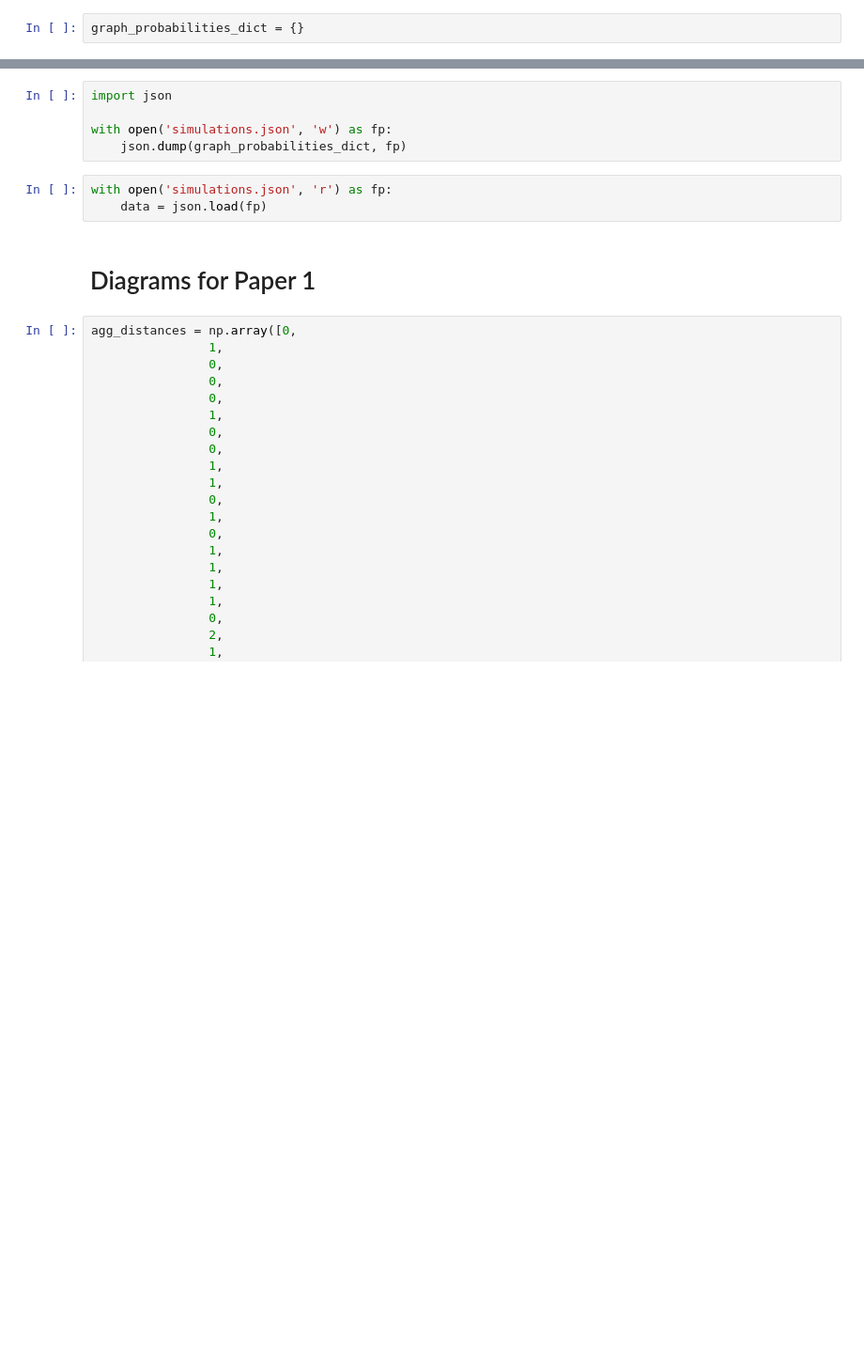
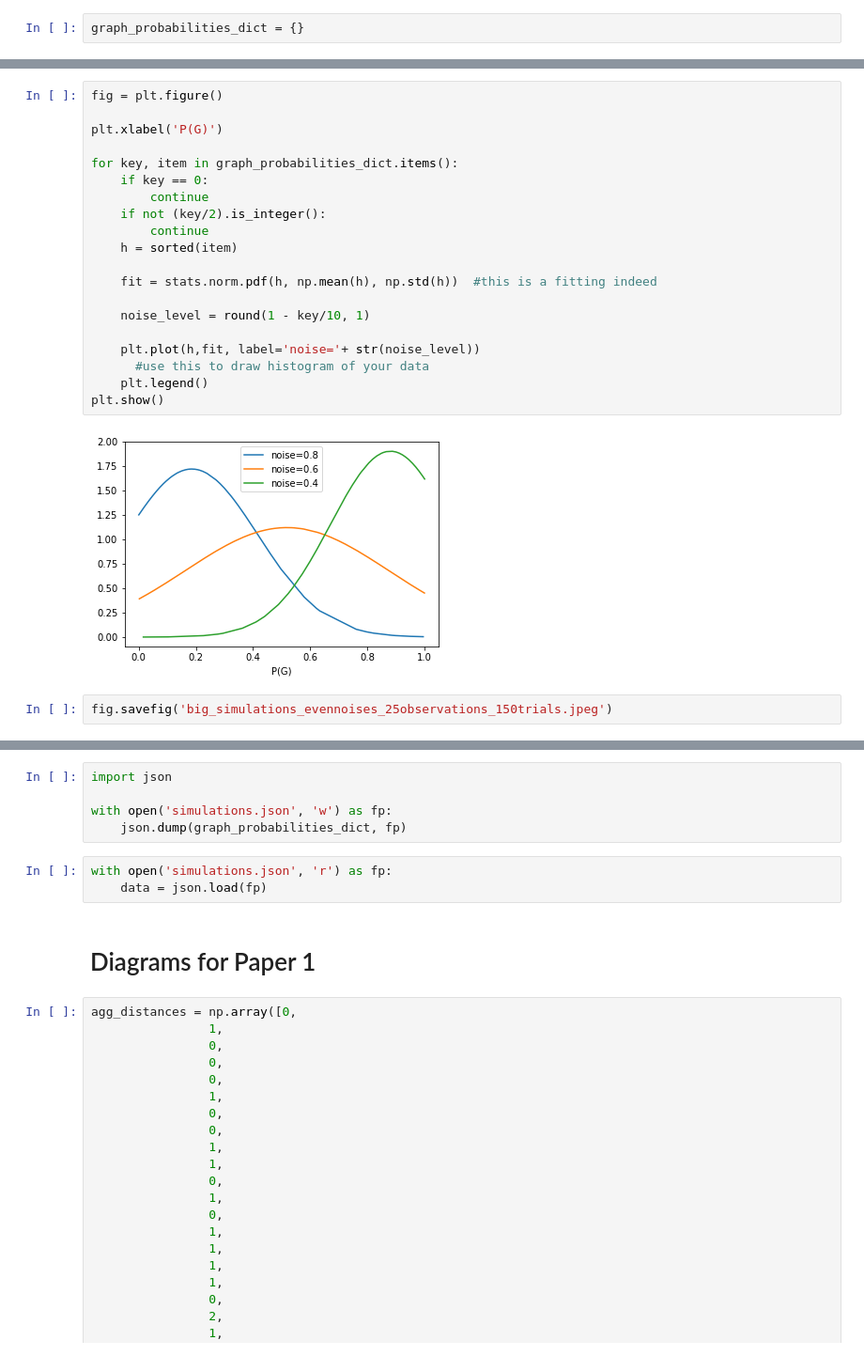
Before and after one commit to robienoor/bayesianframeworklearningargumentation, a Jupyter notebook: notebooks_and_snippets/synthetic_data_experiments.ipynb, the cells around one changed output, grey strips where cells are left out. Shown at 94% size. Cells and saved outputs as stored; diff of their text form; blank space fills up the shorter version.

```diff
--- a/notebooks_and_snippets/synthetic_data_experiments.ipynb
+++ b/notebooks_and_snippets/synthetic_data_experiments.ipynb
@@ -549,0 +456,24 @@ graph_probabilities_dict[8] = graph_probabilities
+# %%
+fig = plt.figure()
+
+plt.xlabel('P(G)')
+
+for key, item in graph_probabilities_dict.items():
+    if key == 0:
+        continue
+    if not (key/2).is_integer():
+        continue
+    h = sorted(item)
+
+    fit = stats.norm.pdf(h, np.mean(h), np.std(h))  #this is a fitting indeed
+
+    noise_level = round(1 - key/10, 1)
+
+    plt.plot(h,fit, label='noise='+ str(noise_level))
+      #use this to draw histogram of your data
+    plt.legend()
+plt.show()
+# %% [output]
+[figure, added]
+# %%
+fig.savefig('big_simulations_evennoises_25observations_150trials.jpeg')
```
Also changed, not shown: parts of 33 cells of this notebook, 31 other files.
